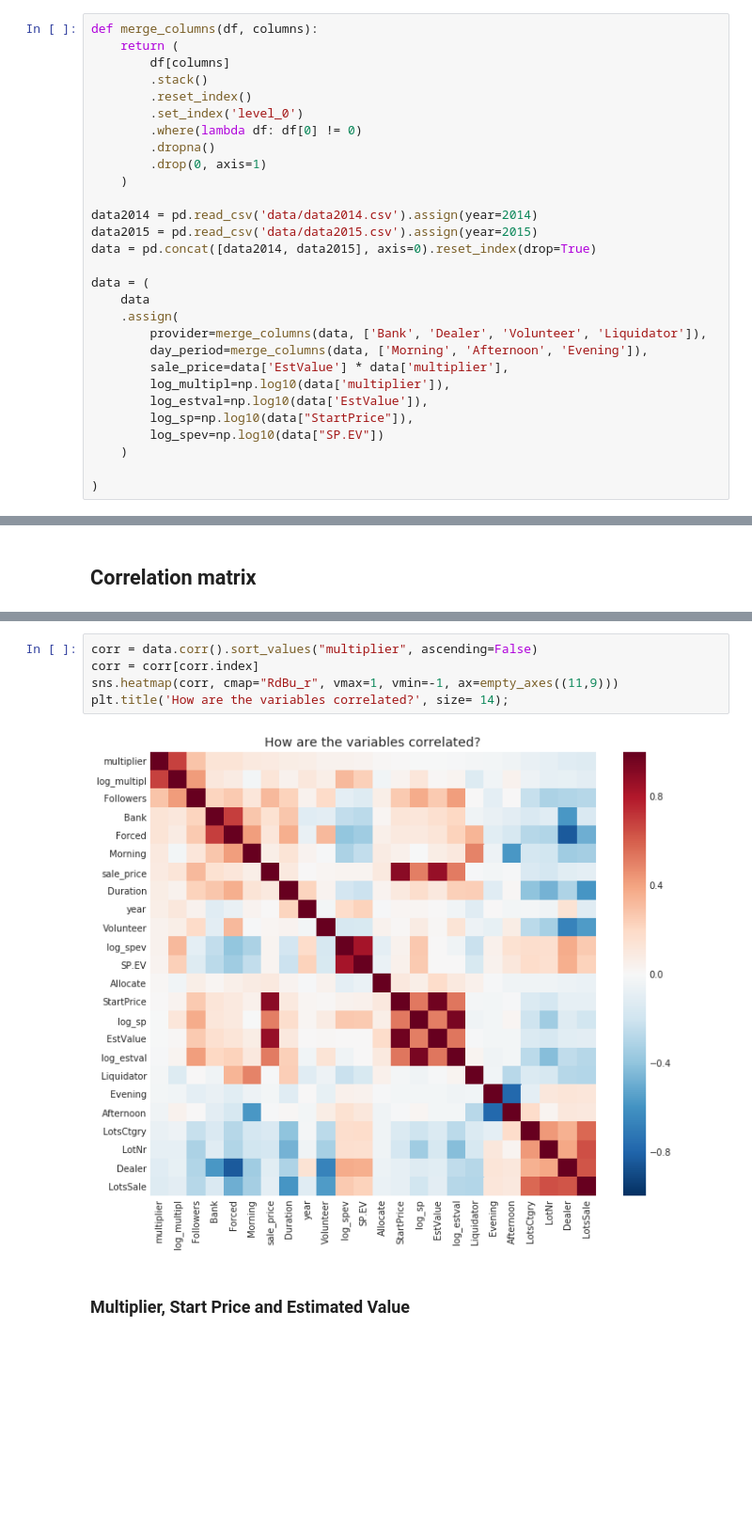
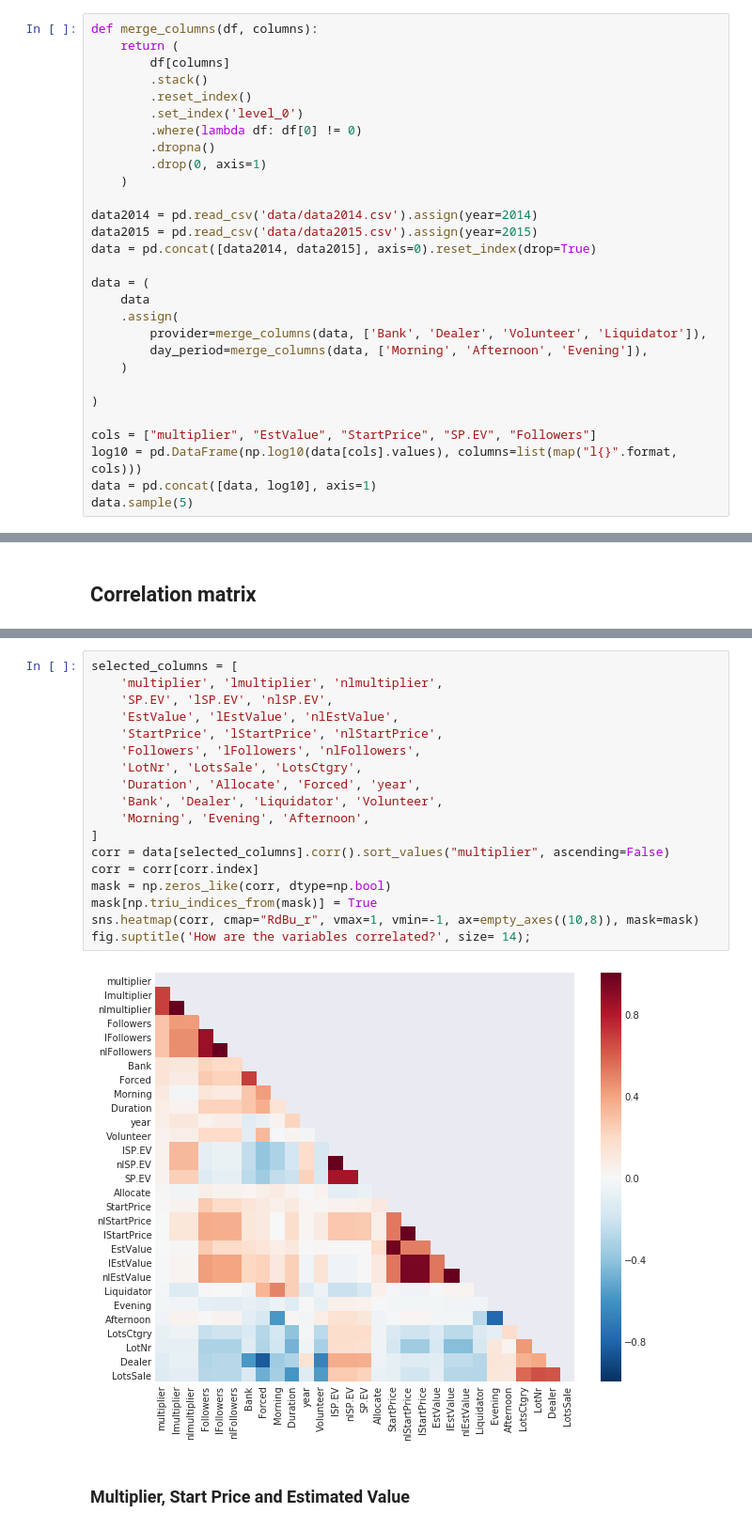
Before and after one commit to qmeeus/auction-optimiser, a Jupyter notebook: Report draft.ipynb, the cells around one changed output, grey strips where cells are left out. Shown at 94% size. Cells and saved outputs as stored; diff of their text form; blank space fills up the shorter version.

```diff
--- a/Report draft.ipynb
+++ b/Report draft.ipynb
@@ -27,11 +27,11 @@ data = (
     .assign(
         provider=merge_columns(data, ['Bank', 'Dealer', 'Volunteer', 'Liquidator']),
         day_period=merge_columns(data, ['Morning', 'Afternoon', 'Evening']),
-        sale_price=data['EstValue'] * data['multiplier'],
-        log_multipl=np.log10(data['multiplier']),
-        log_estval=np.log10(data['EstValue']),
-        log_sp=np.log10(data["StartPrice"]),
-        log_spev=np.log10(data["SP.EV"])
     )
 
 )
+
+cols = ["multiplier", "EstValue", "StartPrice", "SP.EV", "Followers"]
+log10 = pd.DataFrame(np.log10(data[cols].values), columns=list(map("l{}".format, cols)))
+data = pd.concat([data, log10], axis=1)
+data.sample(5)
@@ -79,9 +93,22 @@ plt.tight_layout()
 # %%
-corr = data.corr().sort_values("multiplier", ascending=False)
+selected_columns = [
+    'multiplier', 'lmultiplier', 'nlmultiplier',
+    'SP.EV', 'lSP.EV', 'nlSP.EV',
+    'EstValue', 'lEstValue', 'nlEstValue',
+    'StartPrice', 'lStartPrice', 'nlStartPrice',
+    'Followers', 'lFollowers', 'nlFollowers',
+    'LotNr', 'LotsSale', 'LotsCtgry',
+    'Duration', 'Allocate', 'Forced', 'year',
+    'Bank', 'Dealer', 'Liquidator', 'Volunteer',
+    'Morning', 'Evening', 'Afternoon',
+]
+corr = data[selected_columns].corr().sort_values("multiplier", ascending=False)
 corr = corr[corr.index]
-sns.heatmap(corr, cmap="RdBu_r", vmax=1, vmin=-1, ax=empty_axes((11,9)))
-plt.title('How are the variables correlated?', size= 14);
+mask = np.zeros_like(corr, dtype=np.bool)
+mask[np.triu_indices_from(mask)] = True
+sns.heatmap(corr, cmap="RdBu_r", vmax=1, vmin=-1, ax=empty_axes((10,8)), mask=mask)
+fig.suptitle('How are the variables correlated?', size= 14);
 # %% [output]
-[figure, old version]
+[figure, new version]
 # %% [markdown]
 ### Multiplier, Start Price and Estimated Value
```
Also changed, not shown: parts of 14 cells of this notebook, 8 other files.
